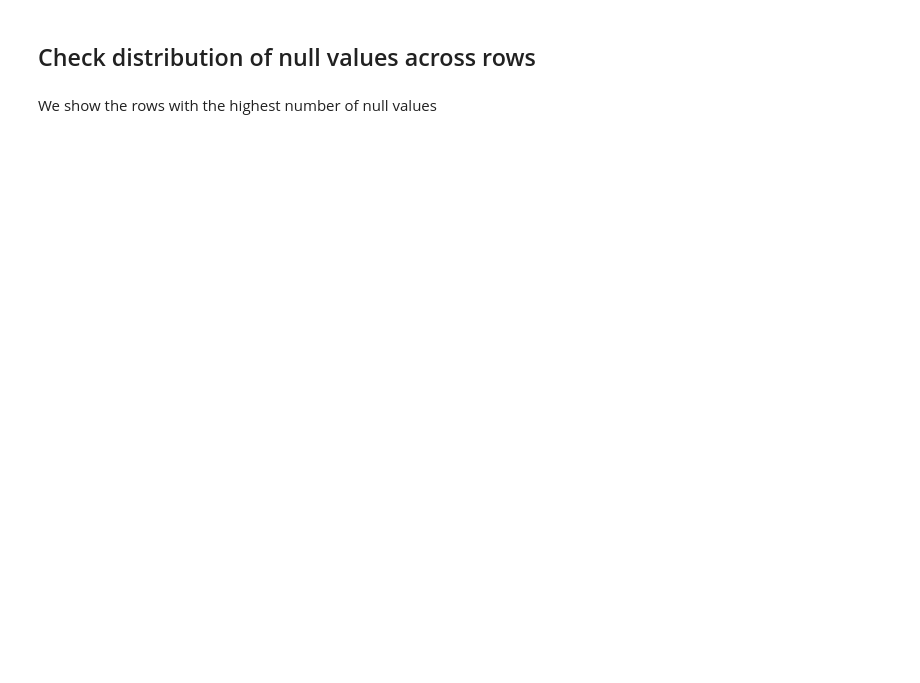
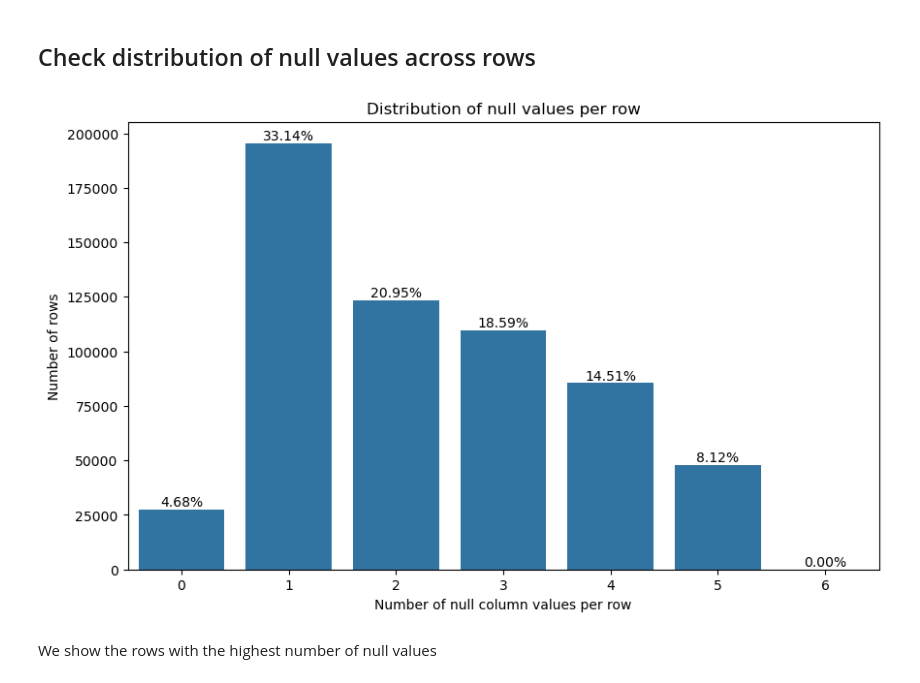
Before and after one commit to luca-rizzo/dm-2024-project, a Jupyter notebook: notebook/data_understanding.ipynb, the cells around one changed output. Cells and saved outputs as stored; diff of their text form; code cells hidden in the pictures; blank space fills up the shorter version.

```diff
--- a/notebook/data_understanding.ipynb
+++ b/notebook/data_understanding.ipynb
@@ -59,15 +104,32 @@ display(df_results)
 # %%
 # compute the number of null values for each row
 races['null_count'] = races.isnull().sum(axis=1)
 
 plt.figure(figsize=(10, 6))
-sbn.displot(races['null_count'], bins="sturges", kde=True)
+#ax=sbn.displot(races['null_count'], bins="sturges")
+ax=sbn.countplot(x='null_count', data=races, legend=False)
+total = len(races['null_count'])
+
+#% over the bars
+for p in ax.patches:
+    height = p.get_height()  #height of the bar
+    percentage = 100 * height / total  #determine the %
+    ax.text(
+        p.get_x() + p.get_width() / 2,  #Position the text in the middle of the bar
+        height,  #Position on the bar end
+        f'{percentage:.2f}%',  # Mostriamo la percentuale con 1 decimale
+        ha='center',           # Horizontal alignment
+        va='bottom'            # Vertical alignment
+    )
 
 plt.title('Distribution of null values per row')
 plt.xlabel('Number of null column values per row')
 plt.ylabel('Number of rows')
 
 plt.show()
+plt.close()
+# %% [output]
+[figure, added]
 # %% [markdown]
 We show the rows with the highest number of null values
 # %%
```
Also changed, not shown: parts of 107 cells of this notebook.
